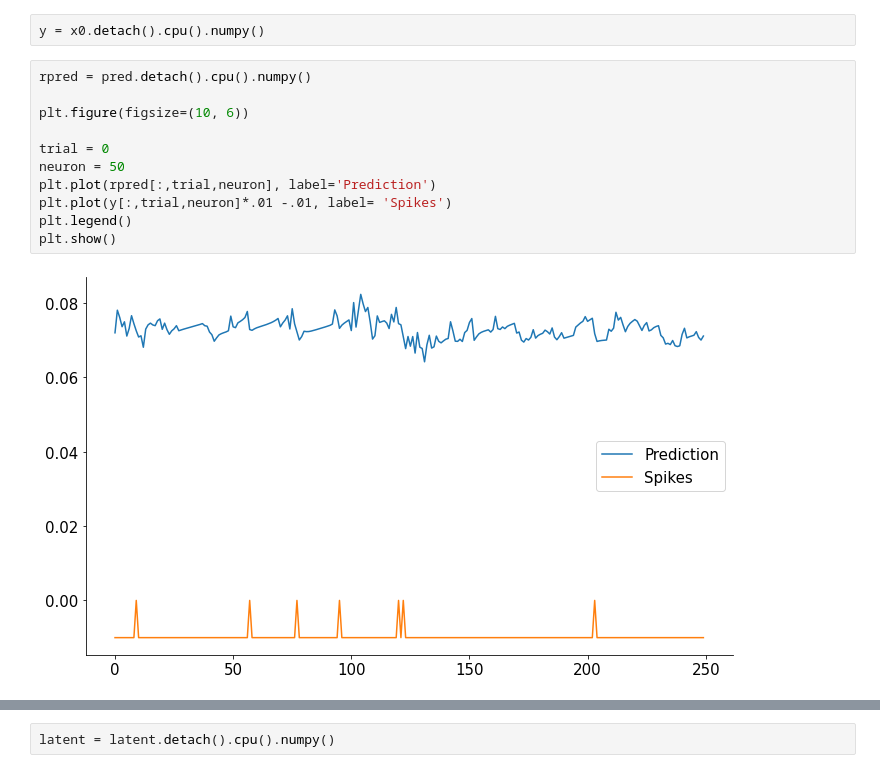
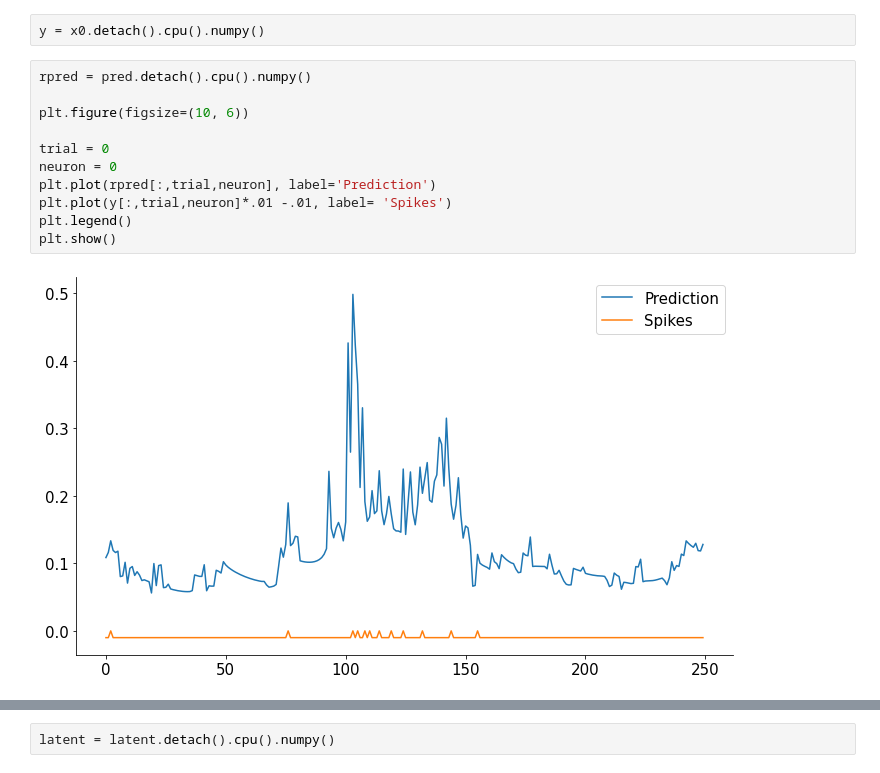
Before and after one commit to Ninja-State/NMA-DL-Project, a Jupyter notebook: NMA_DL_Project.ipynb, the cells around one changed output, grey strips where cells are left out. Saved outputs shown, nothing was run; the diff lists cells and outputs as text.

```diff
--- a/NMA_DL_Project.ipynb
+++ b/NMA_DL_Project.ipynb
@@ -309,16 +309,16 @@ y = x0.detach().cpu().numpy()
 # %%
 rpred = pred.detach().cpu().numpy()
 
 plt.figure(figsize=(10, 6))
 
 trial = 0
-neuron = 50
+neuron = 0
 plt.plot(rpred[:,trial,neuron], label='Prediction')
 plt.plot(y[:,trial,neuron]*.01 -.01, label= 'Spikes')
 plt.legend()
 plt.show()
 # %% [output]
-[figure, old version]
+[figure, new version]
 # %%
 plt.plot(rpred.mean((1,2))*1/binsize, label='mean FR prediction')
 plt.plot(Data_to_feed.mean((1,2))*1/binsize, label = 'actual mean FR')
```
Also changed, not shown: parts of 28 cells of this notebook.
